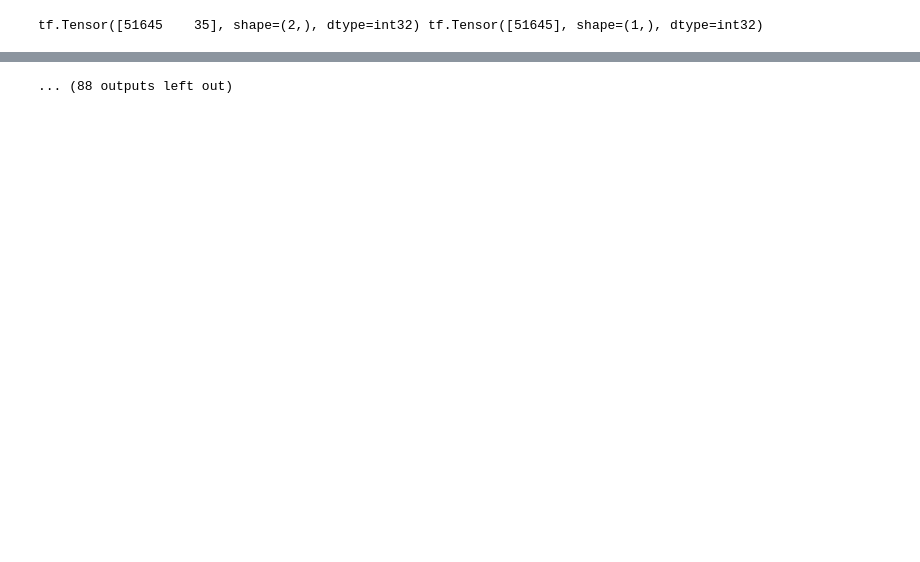
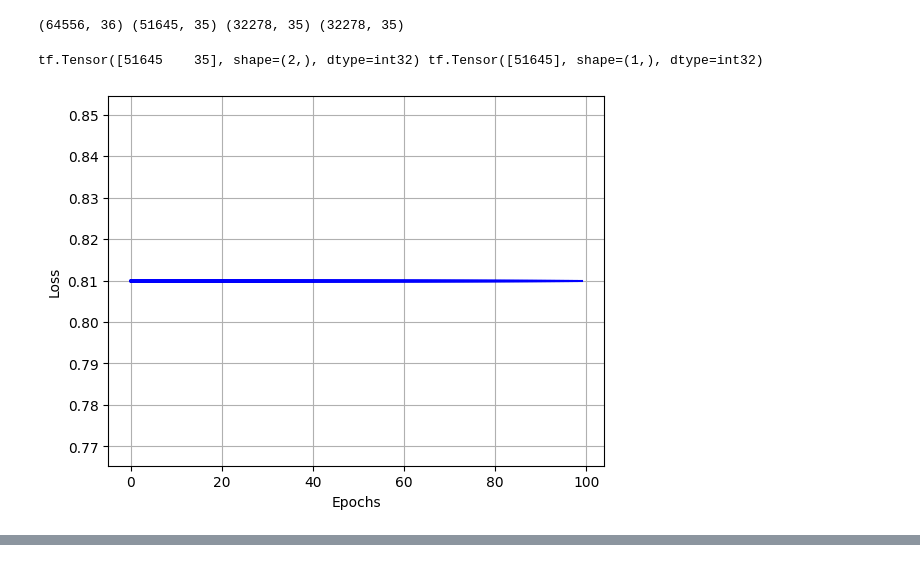
Before and after one commit to hymeng3/league-win-predict, a Jupyter notebook: win-predict.ipynb, the cells around one changed output, grey strips where cells are left out. Cells and saved outputs as stored; diff of their text form; code cells hidden in the pictures; blank space fills up the shorter version.

Commit message:
Fixed progress update, added loss plot, updated NN

```diff
--- a/win-predict.ipynb
+++ b/win-predict.ipynb
@@ -63,3 +58,23 @@ plt.pyplot.show()
+# %%
+# Prepare training, validation, and test datasets for 20% game time
+
+
+train_frac = 0.8
+valid_frac = 0.1
+
+train_set = selected_dataset.sample(frac = 0.8)
+remaining_set = selected_dataset.drop(train_set.index)
+valid_set = selected_dataset.sample(frac = valid_frac / (1 - train_frac))
+test_set = selected_dataset.drop(valid_set.index)
+
+# Separate wins
+train_wins = train_set.pop('blueWin')
+valid_wins = valid_set.pop('blueWin')
+test_wins = test_set.pop('blueWin')
+
+print(selected_dataset.shape, train_set.shape, valid_set.shape, test_set.shape)
+# %% [output]
+(64556, 36) (51645, 35) (32278, 35) (32278, 35)
 # %%
 # Feature engineering
 # %%
@@ -90,31 +105,33 @@ class DNNModel(tf.keras.Model):
     def __init__(self):
         super().__init__()
         # Single dense layer
-        self.layer1 = tf.keras.layers.Dense(35, activation='relu')
-        self.layer2 = tf.keras.layers.Dense(1)
+        self.layer1 = tf.keras.layers.Dense(512, activation='relu', input_shape=(35,))
+        self.layer2 = tf.keras.layers.Dense(512, activation='relu')
+        self.layer3 = tf.keras.layers.Dense(1, activation='sigmoid')
 
     def call(self, input):
-        input = self.layer1(input)
-        return self.layer2(input)
+        input1 = self.layer1(input)
+        input2 = self.layer2(input1)
+        return self.layer3(input2)
 
 model = DNNModel()
 
 # Choose optimizer and loss function
-optimizer = tf.keras.optimizers.Adam()
-loss_func = tf.keras.losses.CategoricalCrossentropy()
+optimizer = tf.keras.optimizers.Adam(learning_rate=0.01)
+loss_func = tf.keras.losses.BinaryCrossentropy(from_logits=True)
 
 train_loss = tf.keras.metrics.Mean(name='train_loss')
-train_accuracy = tf.keras.metrics.CategoricalAccuracy(name='train_accuracy')
+train_accuracy = tf.keras.metrics.BinaryAccuracy(name='train_accuracy')
 
 valid_loss = tf.keras.metrics.Mean(name='validation_loss')
-valid_accuracy = tf.keras.metrics.CategoricalAccuracy(name='validation_accuracy')
+valid_accuracy = tf.keras.metrics.BinaryAccuracy(name='validation_accuracy')
 
 
 # Define training step
 @tf.function
 def train_step(match_states, outcomes):
     with tf.GradientTape() as tape:
-        predictions = tf.squeeze(model(match_states))
+        predictions = tf.squeeze(model.call(match_states))
         loss = loss_func(outcomes, predictions)
     gradients = tape.gradient(loss, model.trainable_variables)
     optimizer.apply_gradients(zip(gradients, model.trainable_variables))
@@ -122,45 +139,57 @@ def train_step(match_states, outcomes):
     train_loss(loss)
     train_accuracy(outcomes, predictions)
 
+
 # Define testing step
 @tf.function
 def test_step(match_states, outcomes):
-    predictions = tf.squeeze(model(match_states))
+    predictions = tf.squeeze(model.call(match_states))
     loss = loss_func(outcomes, predictions)
 
     valid_loss(loss)
     valid_accuracy(outcomes, predictions)
 
 # Set output
 output_dir = './output'
 output_prefix = os.path.join(output_dir, "DNN_2l_20")
 
 
+# Plots
+loss_plot, loss_ax = plt.subplots()
+loss_ax.grid()
+plt.xlabel("Epochs")
+plt.ylabel("Loss")
+dh = display.display(loss_plot, display_id=True)
+
 # Run
 EPOCHS = 100
 
+x_plot, y_plot = [], []
+
 for epoch in tqdm(range(EPOCHS)):
     train_loss.reset_states()
-    train_accuracy.reset_states()
-    valid_loss.reset_states()
-    valid_accuracy.reset_states()
 
     for match_states, outcomes in train_batched:
         train_step(match_states, outcomes)
 
-    for match_states, outcomes in valid_batched:
-        test_step(match_states, outcomes)
+
+    x_plot.append(epoch)
+    y_plot.append(train_loss.result().numpy())
+    loss_ax.plot(x_plot, y_plot, color='blue')
+    dh.update(loss_plot)
+    time.sleep(0.1)
+
 
     if epoch % 10 == 0:
         model.save_weights(output_prefix)
 
-    print(
-    f'Epoch {epoch + 1}, '
-    f'Loss: {train_loss.result()}, '
-    f'Accuracy: {train_accuracy.result()}, '
-    f'Validation Loss: {valid_loss.result()}, '
-    f'Validation Accuracy: {valid_accuracy.result()}'
-  )
+plt.close()
+
+for match_states, outcomes in valid_batched:
+    test_step(match_states, outcomes)
+
+print(f'Loss: {train_loss.result()}, 'f'Accuracy: {train_accuracy.result()}, 'f'Validation Loss: {valid_loss.result()}, 'f'Validation Accuracy: {valid_accuracy.result()}')
 
 model.save_weights(output_prefix)
 # %% [output]
+[figure, added]
@@ -179 +196,0 @@ Epoch 12, Loss: 133.70339965820312, Accuracy: 0.013630731031298637, Validation L
-... (88 outputs left out)
```
Also changed, not shown: parts of 5 cells of this notebook, 4 other files.
